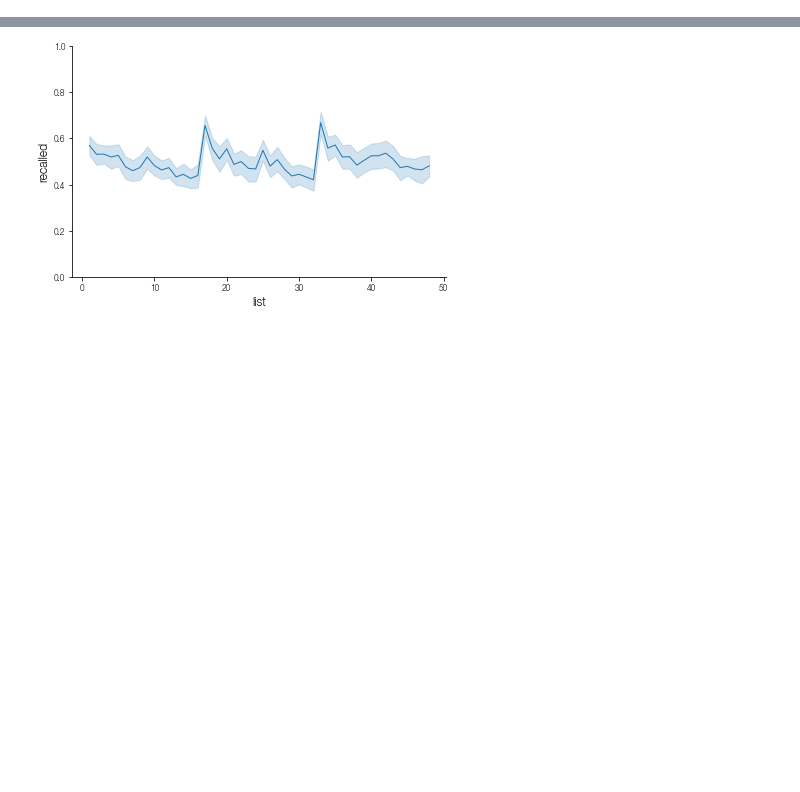
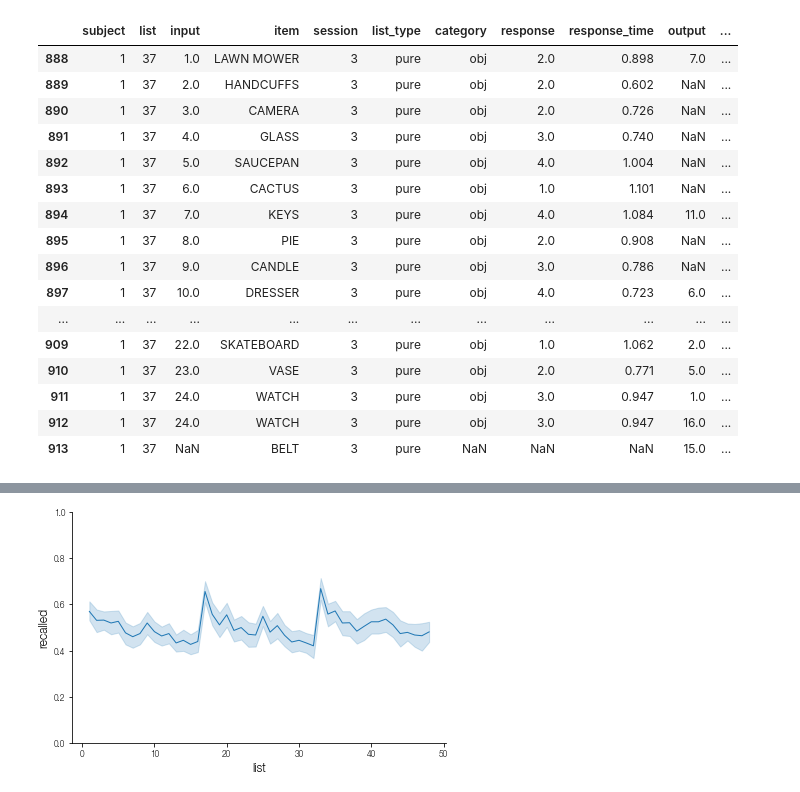
Before and after one commit to mortonne/psifr, a Jupyter notebook: jupyter/test_fr_raw.ipynb, the cells around one changed output, grey strips where cells are left out. Cells and saved outputs as stored; diff of their text form; code cells hidden in the pictures; blank space fills up the shorter version.

```diff
--- a/jupyter/test_fr_raw.ipynb
+++ b/jupyter/test_fr_raw.ipynb
@@ -95,0 +47,22 @@ clean
+# %%
+# cannot use query here, as that fails when referring to the list field
+list1 = data.loc[(data['subject'] == 1) & (data['list'] == 37)]
+list1
+# %% [output]
+|  | subject | list | input | item | session | list_type | category | response | response_time | output | ... |
+| 888 | 1 | 37 | 1.0 | LAWN MOWER | 3 | pure | obj | 2.0 | 0.898 | 7.0 | ... |
+| 889 | 1 | 37 | 2.0 | HANDCUFFS | 3 | pure | obj | 2.0 | 0.602 | NaN | ... |
+| 890 | 1 | 37 | 3.0 | CAMERA | 3 | pure | obj | 2.0 | 0.726 | NaN | ... |
+| 891 | 1 | 37 | 4.0 | GLASS | 3 | pure | obj | 3.0 | 0.740 | NaN | ... |
+| 892 | 1 | 37 | 5.0 | SAUCEPAN | 3 | pure | obj | 4.0 | 1.004 | NaN | ... |
+| 893 | 1 | 37 | 6.0 | CACTUS | 3 | pure | obj | 1.0 | 1.101 | NaN | ... |
+| 894 | 1 | 37 | 7.0 | KEYS | 3 | pure | obj | 4.0 | 1.084 | 11.0 | ... |
+| 895 | 1 | 37 | 8.0 | PIE | 3 | pure | obj | 2.0 | 0.908 | NaN | ... |
+| 896 | 1 | 37 | 9.0 | CANDLE | 3 | pure | obj | 3.0 | 0.786 | NaN | ... |
+| 897 | 1 | 37 | 10.0 | DRESSER | 3 | pure | obj | 4.0 | 0.723 | 6.0 | ... |
+| ... | ... | ... | ... | ... | ... | ... | ... | ... | ... | ... | ... |
+| 909 | 1 | 37 | 22.0 | SKATEBOARD | 3 | pure | obj | 1.0 | 1.062 | 2.0 | ... |
+| 910 | 1 | 37 | 23.0 | VASE | 3 | pure | obj | 2.0 | 0.771 | 5.0 | ... |
+| 911 | 1 | 37 | 24.0 | WATCH | 3 | pure | obj | 3.0 | 0.947 | 1.0 | ... |
+| 912 | 1 | 37 | 24.0 | WATCH | 3 | pure | obj | 3.0 | 0.947 | 16.0 | ... |
+| 913 | 1 | 37 | NaN | BELT | 3 | pure | NaN | NaN | NaN | 15.0 | ... |
```
Also changed, not shown: parts of 29 cells of this notebook.
